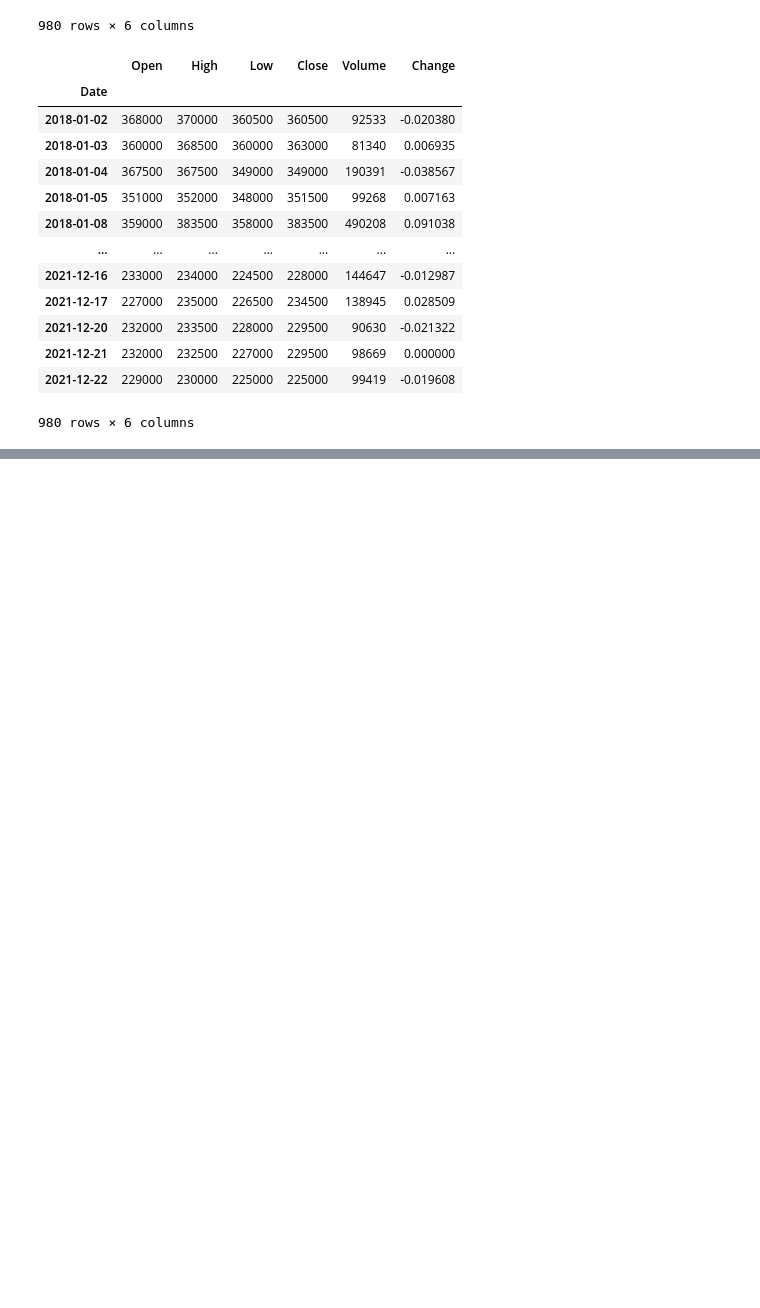
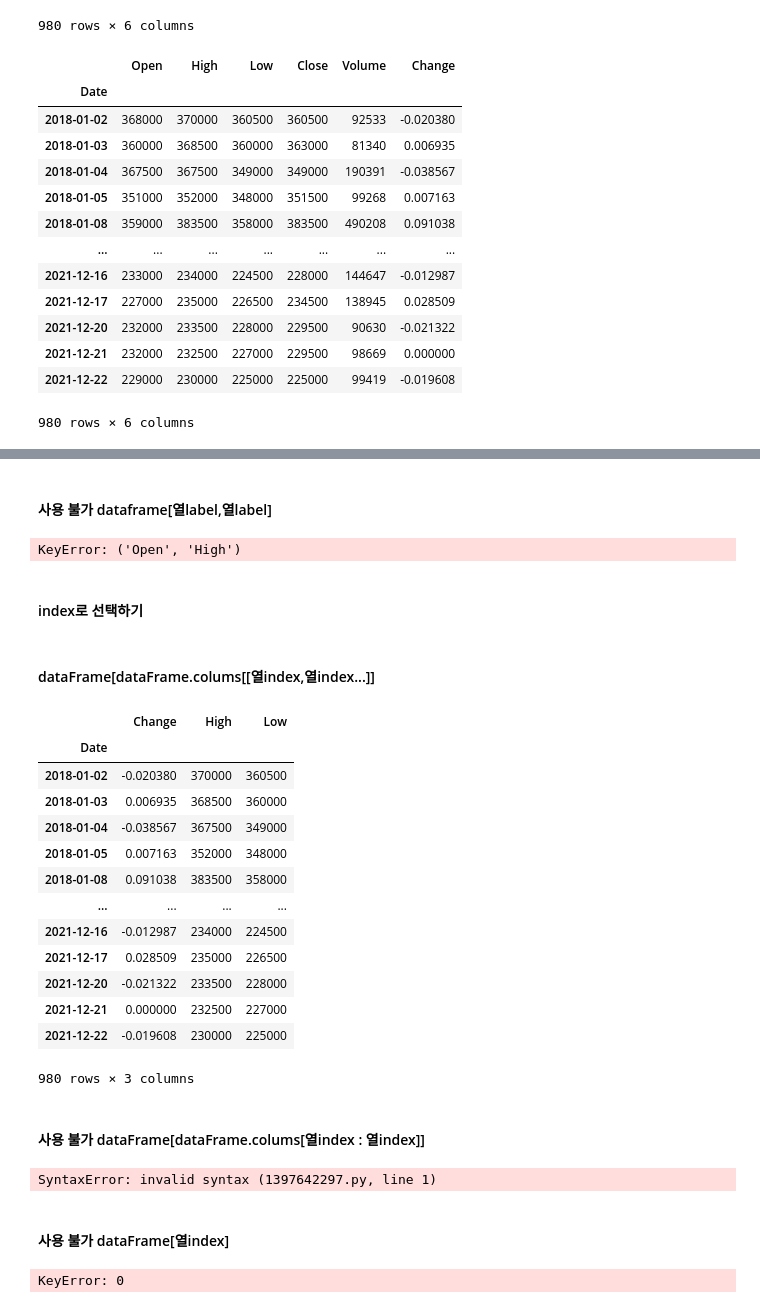
Before and after one commit to DavidEugen/study.python.start, a Jupyter notebook: pandas/03_DataFrame.ipynb, the cells around one changed output, grey strips where cells are left out. Saved outputs shown, nothing was run; the diff lists cells and outputs as text; code cells hidden in the pictures; blank space fills up the shorter version.

Commit message:
Doc: DataFrame 행, 열 선택

```diff
--- a/pandas/03_DataFrame.ipynb
+++ b/pandas/03_DataFrame.ipynb
@@ -198,0 +391,39 @@ lotte_che
+# %% [markdown]
+#### 사용 불가 dataframe[열label,열label]
+# %%
+lotte_che['Open', 'High']
+# %% [output]
+KeyError: ('Open', 'High')
+# %% [markdown]
+#### index로 선택하기
+# %% [markdown]
+#### dataFrame[dataFrame.colums[[열index,열index...]]
+# %%
+lotte_che[lotte_che.columns[[5, 1, 2]]]
+# %% [output]
+|  | Change | High | Low |
+| Date |  |  |  |
+| 2018-01-02 | -0.020380 | 370000 | 360500 |
+| 2018-01-03 | 0.006935 | 368500 | 360000 |
+| 2018-01-04 | -0.038567 | 367500 | 349000 |
+| 2018-01-05 | 0.007163 | 352000 | 348000 |
+| 2018-01-08 | 0.091038 | 383500 | 358000 |
+| ... | ... | ... | ... |
+| 2021-12-16 | -0.012987 | 234000 | 224500 |
+| 2021-12-17 | 0.028509 | 235000 | 226500 |
+| 2021-12-20 | -0.021322 | 233500 | 228000 |
+| 2021-12-21 | 0.000000 | 232500 | 227000 |
+| 2021-12-22 | -0.019608 | 230000 | 225000 |
+980 rows × 3 columns
+# %% [markdown]
+#### 사용 불가 dataFrame[dataFrame.colums[열index : 열index]]
+# %%
+lotte_che[lotte_che.columns[[0:3]]]
+# %% [output]
+SyntaxError: invalid syntax (1397642297.py, line 1)
+# %% [markdown]
+#### 사용 불가 dataFrame[열index]
+# %%
+lotte_che[0]
+# %% [output]
+KeyError: 0
```
Also changed, not shown: parts of 42 cells of this notebook.
